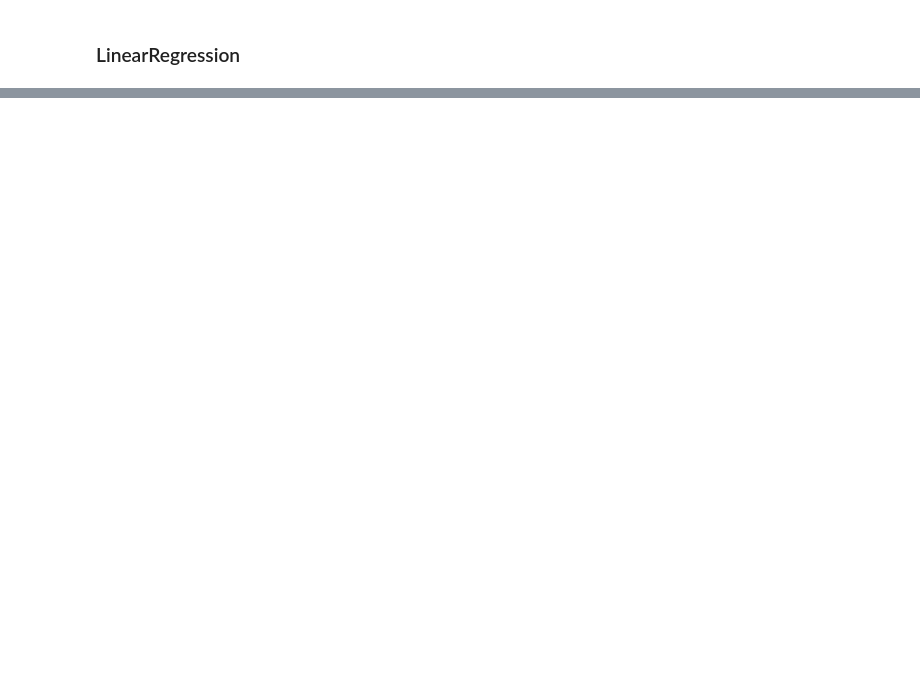
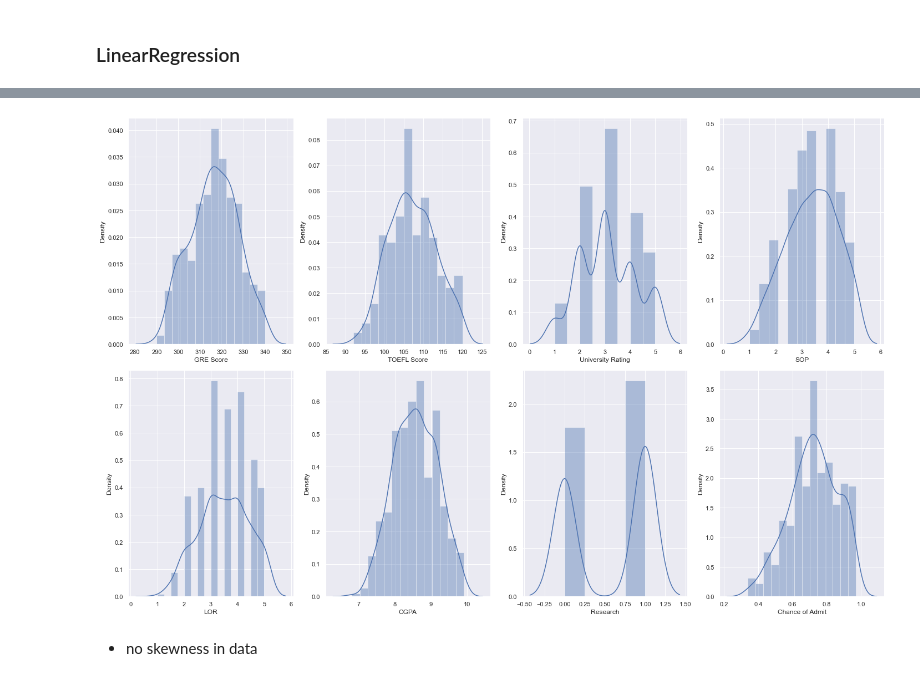
Before and after one commit to KrishnaDesai16/ML-DL, a Jupyter notebook: Machine Learning/LinearRegression/LinearRegression.ipynb, the cells around one changed output, grey strips where cells are left out. Cells and saved outputs as stored; diff of their text form; code cells hidden in the pictures; blank space fills up the shorter version.

```diff
--- a/Machine Learning/LinearRegression/LinearRegression.ipynb
+++ b/Machine Learning/LinearRegression/LinearRegression.ipynb
@@ -65,0 +366,13 @@ x=
+# %%
+col_feature=['TV','radio','newspaper','issmall','Targeted Geography_suburban','Targeted Geography_urban']
+X=data[col_feature]
+y=data.sales
+
+lr_model=LinearRegression()
+lr_model.fit(X,y)
+
+# print coefficients
+i=0
+for col in col_feature:
+    print('The Coefficient of ',col, ' is: ',lr_model.coef_[i])
+    i=i+1
@@ -65,0 +451,3 @@ x=
+# %%
+data=pd.read_csv('Admission_Prediction.csv')
+data.head()
@@ -65,0 +496,2 @@ x=
+# %%
+data.drop('Serial No.',axis=1,inplace=True)
@@ -65,0 +519,20 @@ x=
+# %%
+data['GRE Score']=data['GRE Score'].fillna(np.mean(data['GRE Score']))
+data['TOEFL Score']=data['TOEFL Score'].fillna(np.mean(data['TOEFL Score']))
+data['University Rating']=data['University Rating'].fillna(data['University Rating'].mode()[0])
+# %%
+plt.figure(figsize=(20,25), facecolor='white')
+x = 1
+
+for col in data:
+    if plotnumber<=16 :
+        ax = plt.subplot(4,4,x)
+        sb.distplot(data[col])
+        plt.xlabel(col)
+        #plt.ylabel('Salary',fontsize=20)
+    x+=1
+plt.tight_layout()
+# %% [output]
+[figure, added]
+# %% [markdown]
+- no skewness in data
```
Also changed, not shown: parts of 96 cells of this notebook, 3 other files.
